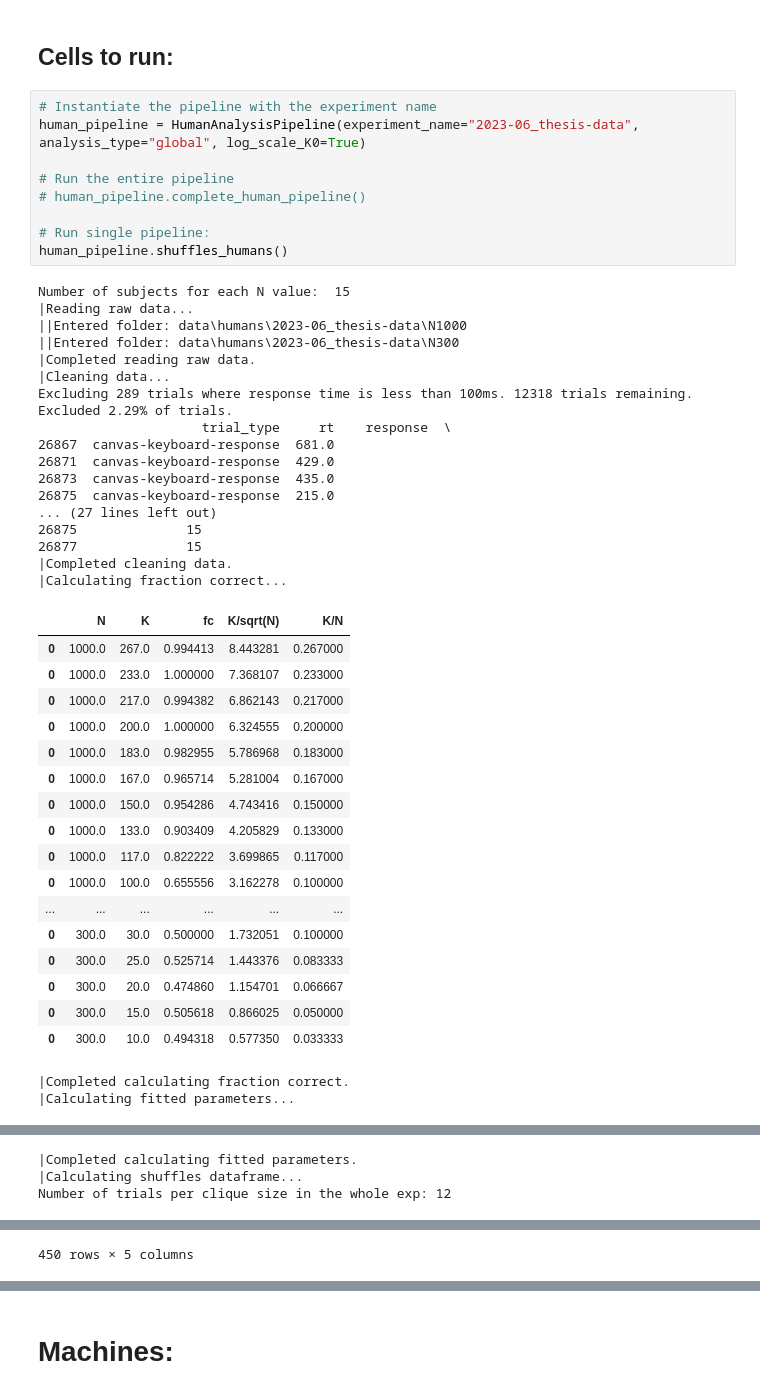
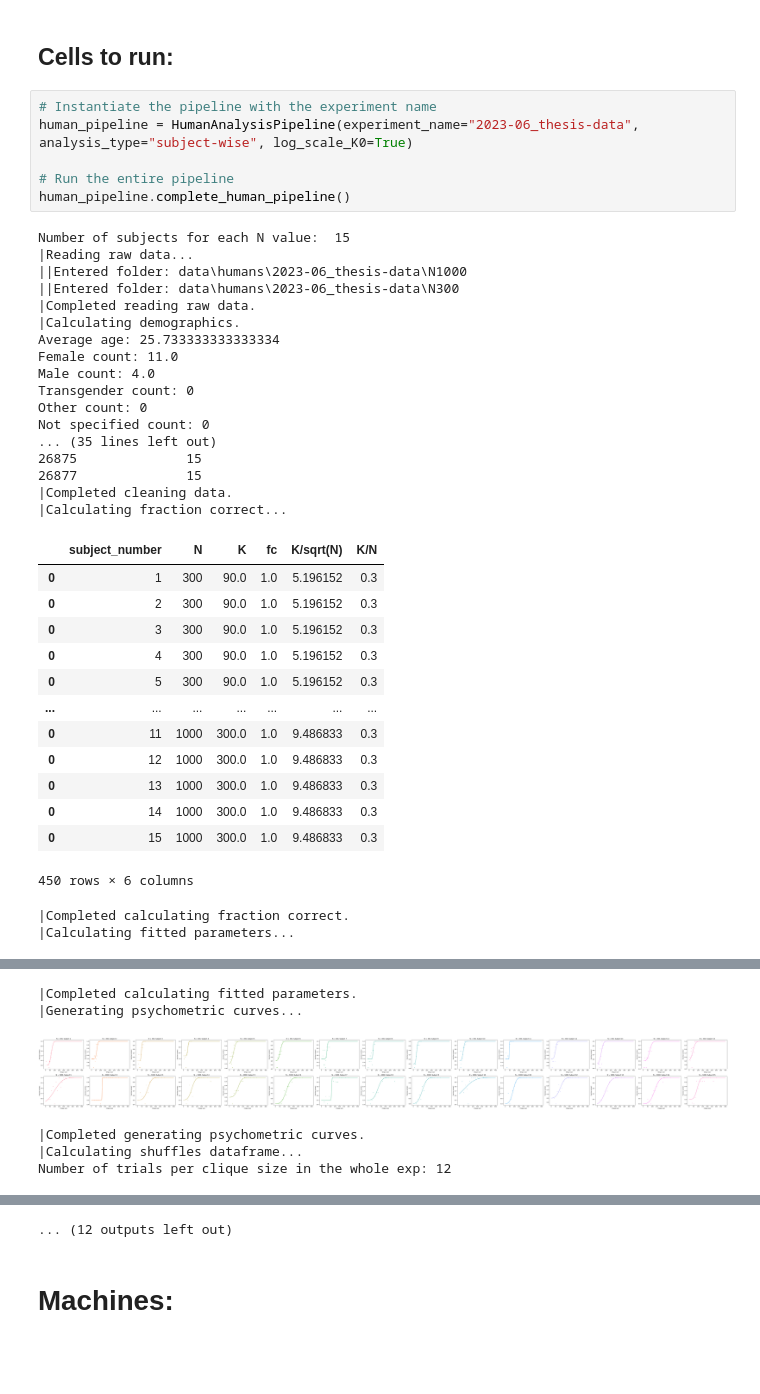
Before and after one commit to danieletirinnanzi/HUPLACLIP-analysis, a Jupyter notebook: data_analysis/HUPLACLIP-combined-analysis.ipynb, the cells around one changed output, grey strips where cells are left out. Cells and saved outputs as stored; diff of their text form; blank space fills up the shorter version.

```diff
--- a/data_analysis/HUPLACLIP-combined-analysis.ipynb
+++ b/data_analysis/HUPLACLIP-combined-analysis.ipynb
@@ -793,47 +858,40 @@ class HumanAnalysisPipeline:
 ## Cells to run:
 # %%
 # Instantiate the pipeline with the experiment name
-human_pipeline = HumanAnalysisPipeline(experiment_name="2023-06_thesis-data", analysis_type="global", log_scale_K0=True)
+human_pipeline = HumanAnalysisPipeline(experiment_name="2023-06_thesis-data", analysis_type="subject-wise", log_scale_K0=True)
 
 # Run the entire pipeline
-# human_pipeline.complete_human_pipeline()
-
-# Run single pipeline:
-human_pipeline.shuffles_humans()
+human_pipeline.complete_human_pipeline()
 # %% [output]
 Number of subjects for each N value:  15
 |Reading raw data...
 ||Entered folder: data\humans\2023-06_thesis-data\N1000
 ||Entered folder: data\humans\2023-06_thesis-data\N300
 |Completed reading raw data.
-|Cleaning data...
-Excluding 289 trials where response time is less than 100ms. 12318 trials remaining. Excluded 2.29% of trials.
-                     trial_type     rt    response  \
-26867  canvas-keyboard-response  681.0
-26871  canvas-keyboard-response  429.0
-26873  canvas-keyboard-response  435.0
-26875  canvas-keyboard-response  215.0
-... (27 lines left out)
+|Calculating demographics.
+Average age: 25.733333333333334
+Female count: 11.0
+Male count: 4.0
+Transgender count: 0
+Other count: 0
+Not specified count: 0
+... (35 lines left out)
 26875              15
 26877              15
 |Completed cleaning data.
 |Calculating fraction correct...
-|  | N | K | fc | K/sqrt(N) | K/N |
-| 0 | 1000.0 | 267.0 | 0.994413 | 8.443281 | 0.267000 |
-| 0 | 1000.0 | 233.0 | 1.000000 | 7.368107 | 0.233000 |
-| 0 | 1000.0 | 217.0 | 0.994382 | 6.862143 | 0.217000 |
-| 0 | 1000.0 | 200.0 | 1.000000 | 6.324555 | 0.200000 |
-| 0 | 1000.0 | 183.0 | 0.982955 | 5.786968 | 0.183000 |
-| 0 | 1000.0 | 167.0 | 0.965714 | 5.281004 | 0.167000 |
-| 0 | 1000.0 | 150.0 | 0.954286 | 4.743416 | 0.150000 |
-| 0 | 1000.0 | 133.0 | 0.903409 | 4.205829 | 0.133000 |
-| 0 | 1000.0 | 117.0 | 0.822222 | 3.699865 | 0.117000 |
-| 0 | 1000.0 | 100.0 | 0.655556 | 3.162278 | 0.100000 |
-| ... | ... | ... | ... | ... | ... |
-| 0 | 300.0 | 30.0 | 0.500000 | 1.732051 | 0.100000 |
-| 0 | 300.0 | 25.0 | 0.525714 | 1.443376 | 0.083333 |
-| 0 | 300.0 | 20.0 | 0.474860 | 1.154701 | 0.066667 |
-| 0 | 300.0 | 15.0 | 0.505618 | 0.866025 | 0.050000 |
-| 0 | 300.0 | 10.0 | 0.494318 | 0.577350 | 0.033333 |
+|  | subject_number | N | K | fc | K/sqrt(N) | K/N |
+| 0 | 1 | 300 | 90.0 | 1.0 | 5.196152 | 0.3 |
+| 0 | 2 | 300 | 90.0 | 1.0 | 5.196152 | 0.3 |
+| 0 | 3 | 300 | 90.0 | 1.0 | 5.196152 | 0.3 |
+| 0 | 4 | 300 | 90.0 | 1.0 | 5.196152 | 0.3 |
+| 0 | 5 | 300 | 90.0 | 1.0 | 5.196152 | 0.3 |
+| ... | ... | ... | ... | ... | ... | ... |
+| 0 | 11 | 1000 | 300.0 | 1.0 | 9.486833 | 0.3 |
+| 0 | 12 | 1000 | 300.0 | 1.0 | 9.486833 | 0.3 |
+| 0 | 13 | 1000 | 300.0 | 1.0 | 9.486833 | 0.3 |
+| 0 | 14 | 1000 | 300.0 | 1.0 | 9.486833 | 0.3 |
+| 0 | 15 | 1000 | 300.0 | 1.0 | 9.486833 | 0.3 |
-|Completed calculating fraction correct.
-|Calculating fitted parameters...
+450 rows × 6 columns
+|Completed calculating fraction correct.
+|Calculating fitted parameters...
@@ -843,4 +915,7 @@ Excluding 289 trials where response time is less than 100ms. 12318 trials remain
-|Completed calculating fitted parameters.
-|Calculating shuffles dataframe...
-Number of trials per clique size in the whole exp: 12
+|Completed calculating fitted parameters.
+|Generating psychometric curves...
+[figure, new version]
+|Completed generating psychometric curves.
+|Calculating shuffles dataframe...
+Number of trials per clique size in the whole exp: 12
 |  | subject_number | N | K | mean_shuffles | K/N |
@@ -858 +932,0 @@ Number of trials per clique size in the whole exp: 12
-450 rows × 5 columns
@@ -873,3 +939,4 @@ Completed calculating shuffles stats.
+... (12 outputs left out)
 # %% [markdown]
 # Machines:
 # %% [markdown]
```
Also changed, not shown: parts of 3 cells of this notebook, 16 other files.
